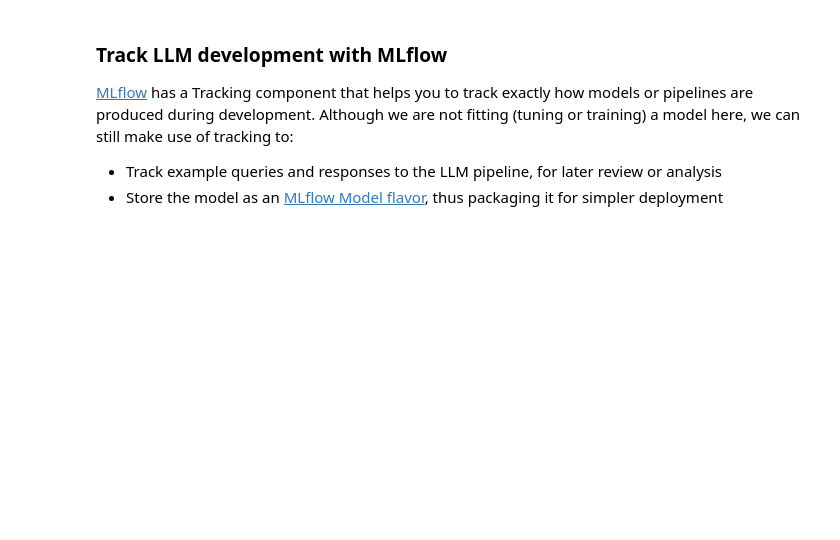
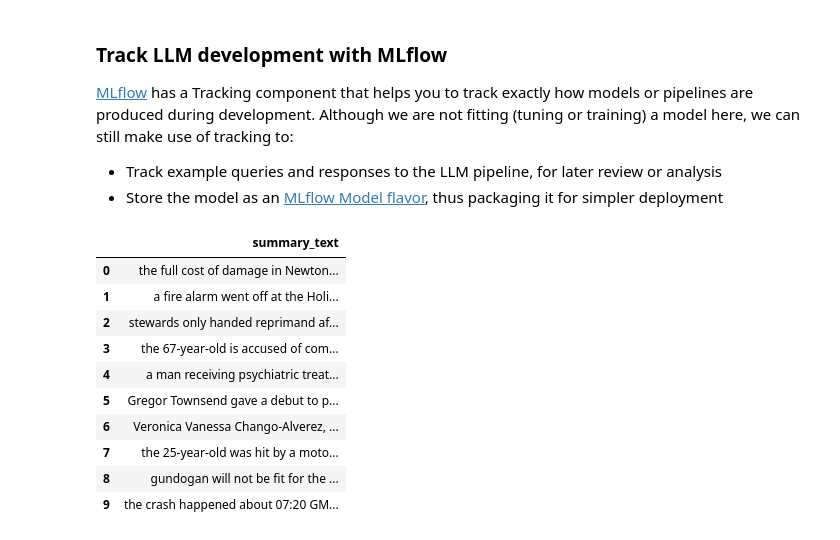
Before and after one commit to gforgurups/gurupslangchain.github.io, a Jupyter notebook: LLMs_LMOps_7.ipynb, the cells around one changed output. Cells and saved outputs as stored; diff of their text form; code cells hidden in the pictures; blank space fills up the shorter version.

```diff
--- a/LLMs_LMOps_7.ipynb
+++ b/LLMs_LMOps_7.ipynb
@@ -96,3 +112,21 @@ print(summary)
 [MLflow](https://mlflow.org/) has a Tracking component that helps you to track exactly how models or pipelines are produced during development.  Although we are not fitting (tuning or training) a model here, we can still make use of tracking to:
 * Track example queries and responses to the LLM pipeline, for later review or analysis
 * Store the model as an [MLflow Model flavor](https://mlflow.org/docs/latest/models.html#built-in-model-flavors), thus packaging it for simpler deployment
+# %%
+import pandas as pd
+results = summarizer(xsum_sample["document"])
+df = pd.DataFrame(results, columns=["summary_text"])
+# %%
+display(df)
+# %% [output]
+|  | summary_text |
+| 0 | the full cost of damage in Newton... |
+| 1 | a fire alarm went off at the Holi... |
+| 2 | stewards only handed reprimand af... |
+| 3 | the 67-year-old is accused of com... |
+| 4 | a man receiving psychiatric treat... |
+| 5 | Gregor Townsend gave a debut to p... |
+| 6 | Veronica Vanessa Chango-Alverez, ... |
+| 7 | the 25-year-old was hit by a moto... |
+| 8 | gundogan will not be fit for the ... |
+| 9 | the crash happened about 07:20 GM... |
```
Also changed, not shown: parts of 27 cells of this notebook.
